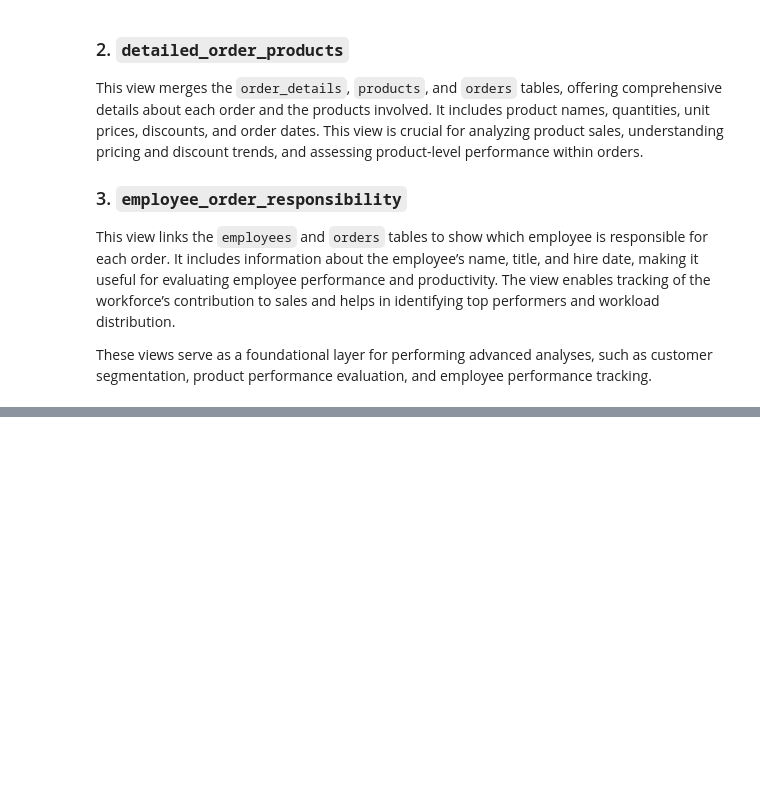
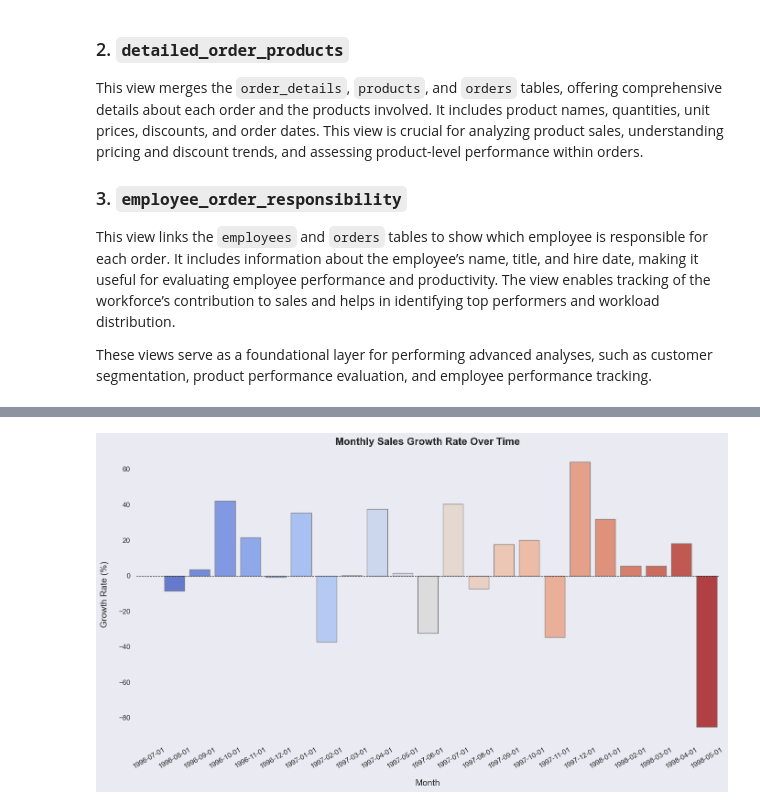
Before and after one commit to dimitar-m/northwind-sales-analysis, a Jupyter notebook: northwind_traders.ipynb, the cells around one changed output, grey strips where cells are left out. Cells and saved outputs as stored; diff of their text form; code cells hidden in the pictures; blank space fills up the shorter version.

```diff
--- a/northwind_traders.ipynb
+++ b/northwind_traders.ipynb
@@ -328,0 +463,58 @@ plt.show()
+# %%
+month_to_month_query = '''
+WITH month_sales AS (
+    SELECT DATE_TRUNC('month', o.order_date)::DATE AS sales_month,  -- Truncate the order date to month
+           ROUND(SUM(od.unit_price * od.quantity * (1 - od.discount))::numeric, 2) AS total_sales  -- Calculate total sales and round
+      FROM orders o
+      JOIN order_details od ON o.order_id = od.order_id
+     GROUP BY sales_month  -- Group by the truncated month
+     ORDER BY sales_month  -- Order by the month for correct sequence
+),
+month_to_month_sales AS (
+    SELECT sales_month,
+           total_sales,
+           LAG(total_sales) OVER (ORDER BY sales_month) AS previous_month_sales  -- Get the previous month's sales
+      FROM month_sales
+)
+
+SELECT sales_month,
+       total_sales,
+       previous_month_sales,
+       ROUND((total_sales - previous_month_sales) / NULLIF(previous_month_sales, 0) * 100, 2) AS month_growth_rate  -- Calculate growth rate and round
+  FROM month_to_month_sales;
+'''
+
+# Execute the query using pandas and SQLAlchemy
+month_to_month_sales_df = pd.read_sql_query(month_to_month_query, engine)
+
+# Set a stylistic theme
+sns.set_theme(style='dark')
+
+# Plot the bar chart
+plt.figure(figsize=(14, 8), facecolor='#EAEAF2')
+
+# Barplot with seaborn
+sns.barplot(
+    x='sales_month',
+    y='month_growth_rate',
+    hue='sales_month',
+    data=month_to_month_sales_df,
+    palette='coolwarm',  # Use a color gradient to differentiate positive and negative growth
+    edgecolor='gray',
+    legend=False
+)
+
+# Enhancements
+plt.axhline(0, color='black', linewidth=0.8, linestyle='--')  # Add a horizontal line at 0%
+plt.title('Monthly Sales Growth Rate Over Time', weight='bold', fontsize=16)
+plt.xlabel('Month', fontsize=14, labelpad=15)
+plt.ylabel('Growth Rate (%)', fontsize=14, labelpad=15)
+plt.xticks(rotation=30)
+
+sns.despine(left=True, bottom=True)
+plt.tight_layout()
+
+# Show the plot
+plt.show()
+# %% [output]
+[figure, added]
```
Also changed, not shown: parts of 29 cells of this notebook.
